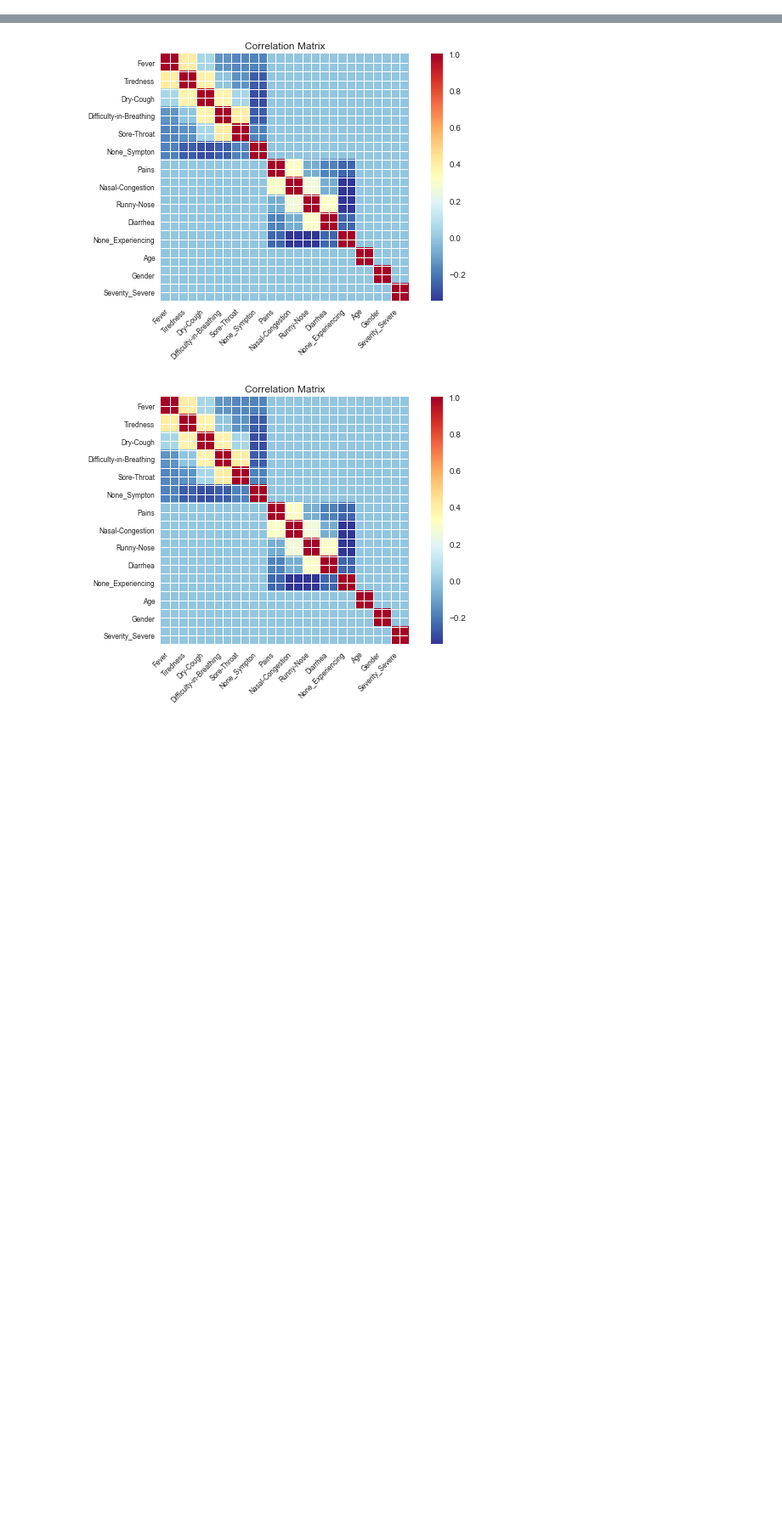
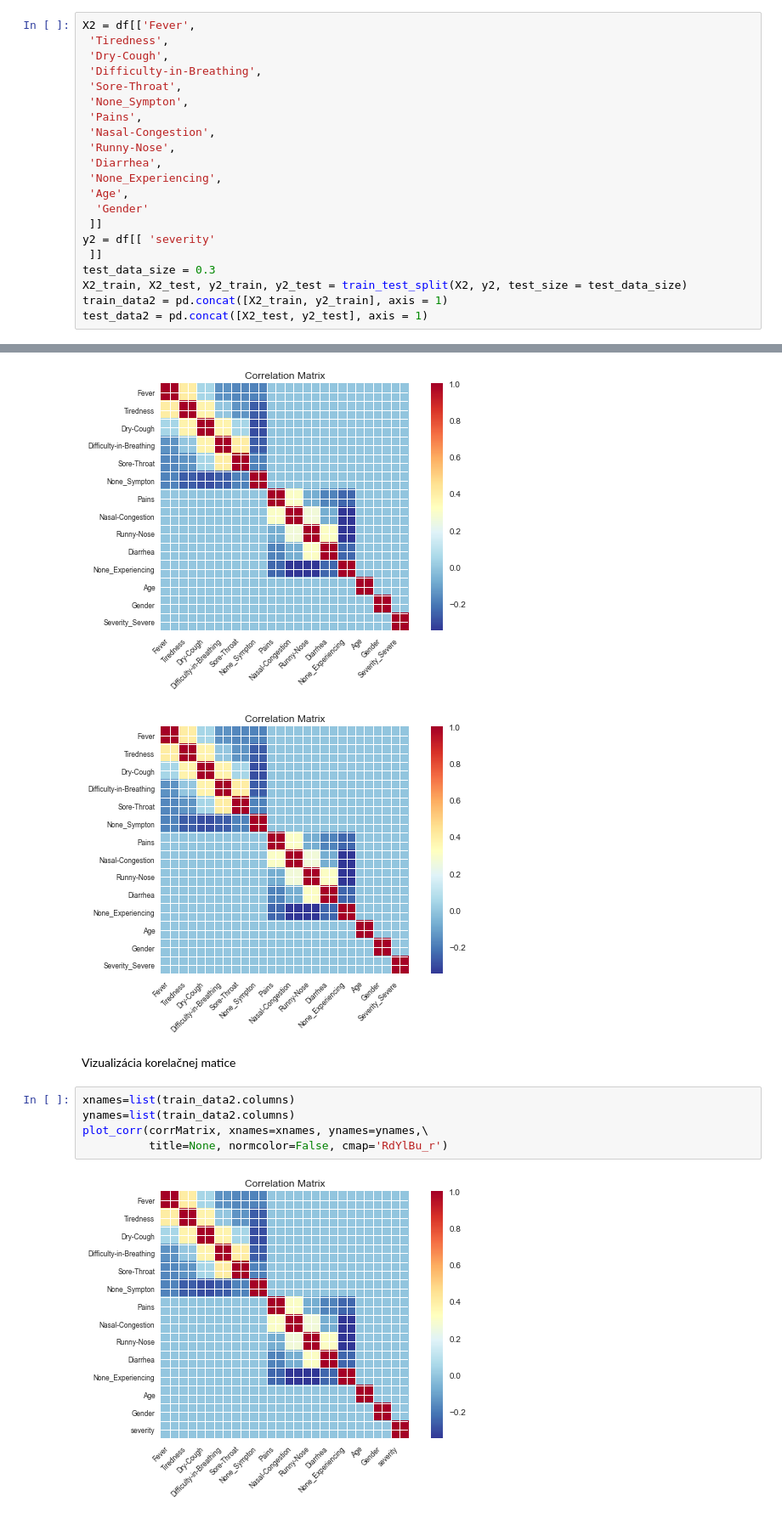
Before and after one commit to georgeob/Vlcak_NS2021, a Jupyter notebook: projekt.ipynb, the cells around one changed output, grey strips where cells are left out. Shown at 85% size. Saved outputs shown, nothing was run; the diff lists cells and outputs as text; blank space fills up the shorter version.

```diff
--- a/projekt.ipynb
+++ b/projekt.ipynb
@@ -123,0 +144,21 @@ test_data = pd.concat([X_test, y_test], axis = 1)
+# %%
+X2 = df[['Fever',
+ 'Tiredness',
+ 'Dry-Cough',
+ 'Difficulty-in-Breathing',
+ 'Sore-Throat',
+ 'None_Sympton',
+ 'Pains',
+ 'Nasal-Congestion',
+ 'Runny-Nose',
+ 'Diarrhea',
+ 'None_Experiencing',
+ 'Age',
+  'Gender'
+ ]]
+y2 = df[[ 'severity'
+ ]]
+test_data_size = 0.3
+X2_train, X2_test, y2_train, y2_test = train_test_split(X2, y2, test_size = test_data_size)
+train_data2 = pd.concat([X2_train, y2_train], axis = 1)
+test_data2 = pd.concat([X2_test, y2_test], axis = 1)
@@ -158,3 +214,12 @@ plot_corr(corrMatrix, xnames=xnames, ynames=ynames,\
 # %% [output]
 [figure]
 [figure]
+# %% [markdown]
+Vizualizácia korelačnej matice
+# %%
+xnames=list(train_data2.columns)
+ynames=list(train_data2.columns)
+plot_corr(corrMatrix, xnames=xnames, ynames=ynames,\
+          title=None, normcolor=False, cmap='RdYlBu_r')
+# %% [output]
+[figure, added]
```
Also changed, not shown: parts of 43 cells of this notebook.
